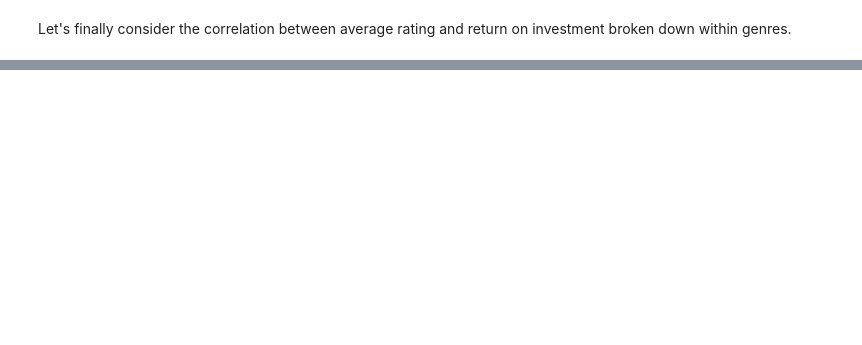
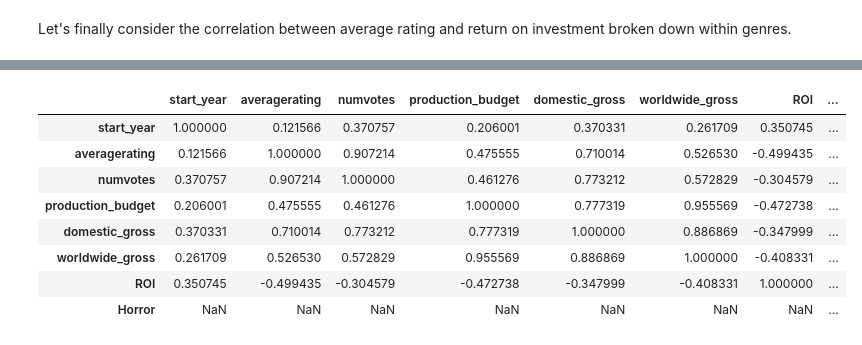
Before and after one commit to bbjornstad-flatiron/flatiron-mod1-project, a Jupyter notebook: data-analysis.ipynb, the cells around one changed output, grey strips where cells are left out. Cells and saved outputs as stored; diff of their text form; code cells hidden in the pictures; blank space fills up the shorter version.

```diff
--- a/data-analysis.ipynb
+++ b/data-analysis.ipynb
@@ -305,0 +290,2 @@ genre_subset_f8.tight_layout()
+# %%
+horror = final_with_genre_dummies[final_with_genre_dummies.Horror == 1]
@@ -305,0 +303,5 @@ genre_subset_f8.tight_layout()
+# %%
+horror_drop = horror.drop(['Action', 'Adventure', 'Animation', 'Biography', 'Comedy', 'Crime','Documentary', 'Drama', 'Family', 'Fantasy', 'History','Music', 'Musical', 'Mystery', 'Romance', 'Sci-Fi', 'Sport', 'Thriller','War', 'Western'],axis=1)
+# %%
+horror_drop.sort_values('ROI',ascending =False,inplace = True)
+horror_top10 = horror_drop.head(10)
@@ -305,0 +368,12 @@ genre_subset_f8.tight_layout()
+# %%
+horror_top10.corr()
+# %% [output]
+|  | start_year | averagerating | numvotes | production_budget | domestic_gross | worldwide_gross | ROI | ... |
+| start_year | 1.000000 | 0.121566 | 0.370757 | 0.206001 | 0.370331 | 0.261709 | 0.350745 | ... |
+| averagerating | 0.121566 | 1.000000 | 0.907214 | 0.475555 | 0.710014 | 0.526530 | -0.499435 | ... |
+| numvotes | 0.370757 | 0.907214 | 1.000000 | 0.461276 | 0.773212 | 0.572829 | -0.304579 | ... |
+| production_budget | 0.206001 | 0.475555 | 0.461276 | 1.000000 | 0.777319 | 0.955569 | -0.472738 | ... |
+| domestic_gross | 0.370331 | 0.710014 | 0.773212 | 0.777319 | 1.000000 | 0.886869 | -0.347999 | ... |
+| worldwide_gross | 0.261709 | 0.526530 | 0.572829 | 0.955569 | 0.886869 | 1.000000 | -0.408331 | ... |
+| ROI | 0.350745 | -0.499435 | -0.304579 | -0.472738 | -0.347999 | -0.408331 | 1.000000 | ... |
+| Horror | NaN | NaN | NaN | NaN | NaN | NaN | NaN | ... |
```
Also changed, not shown: parts of 24 cells of this notebook, 8 other files.
